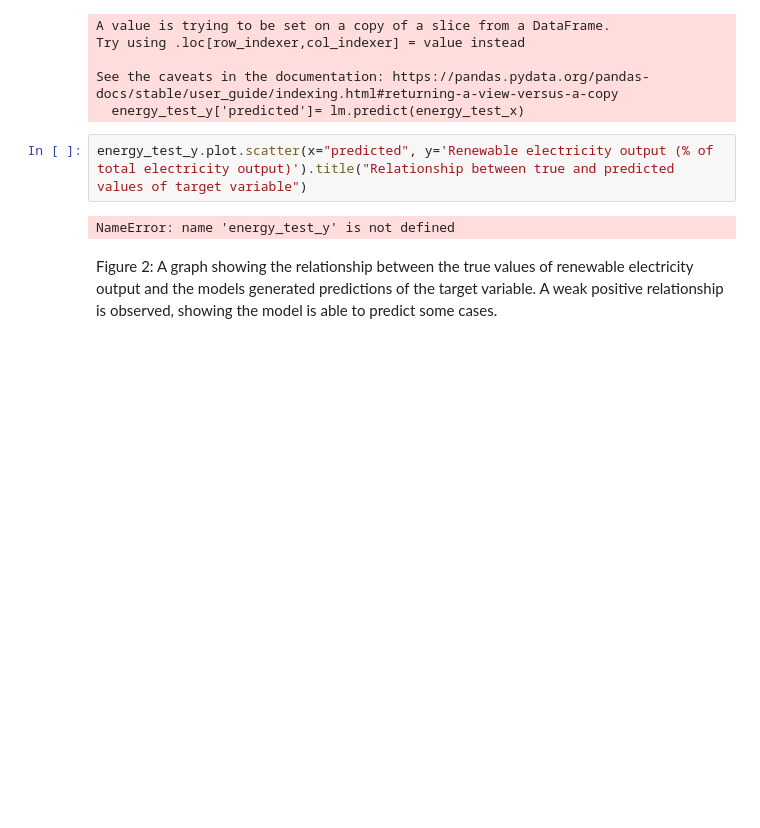
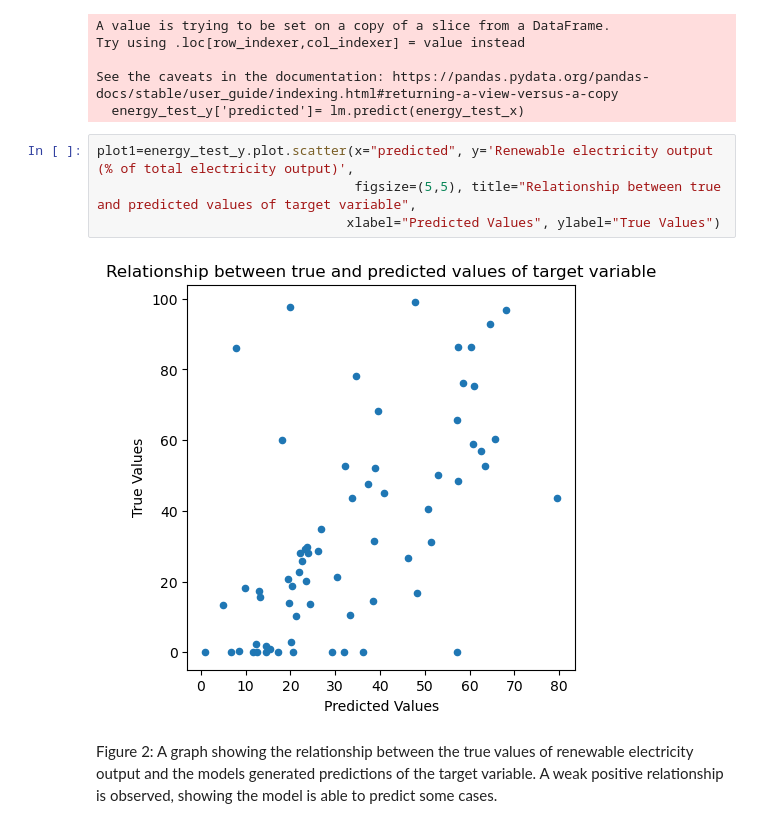
Before and after one commit to DSCI-310-2024/DSCI310-Group14, a Jupyter notebook: renewable_energy_analysis.ipynb, the cells around one changed output. Cells and saved outputs as stored; diff of their text form; blank space fills up the shorter version.

```diff
--- a/renewable_energy_analysis.ipynb
+++ b/renewable_energy_analysis.ipynb
@@ -157,9 +142,11 @@ Try using .loc[row_indexer,col_indexer] = value instead
 See the caveats in the documentation: https://pandas.pydata.org/pandas-docs/stable/user_guide/indexing.html#returning-a-view-versus-a-copy
   energy_test_y['predicted']= lm.predict(energy_test_x)
 # %%
-energy_test_y.plot.scatter(x="predicted", y='Renewable electricity output (% of total electricity output)').title("Relationship between true and predicted values of target variable")
+plot1=energy_test_y.plot.scatter(x="predicted", y='Renewable electricity output (% of total electricity output)',
+                                 figsize=(5,5), title="Relationship between true and predicted values of target variable",
+                                xlabel="Predicted Values", ylabel="True Values")
 # %% [output]
-NameError: name 'energy_test_y' is not defined
+[figure, added]
 # %% [markdown]
 Figure 2: A graph showing the relationship between the true values of renewable electricity output and the models generated predictions of the target variable. A weak positive relationship is observed, showing the model is able to predict some cases.
 # %%
```
Also changed, not shown: parts of 8 cells of this notebook.
